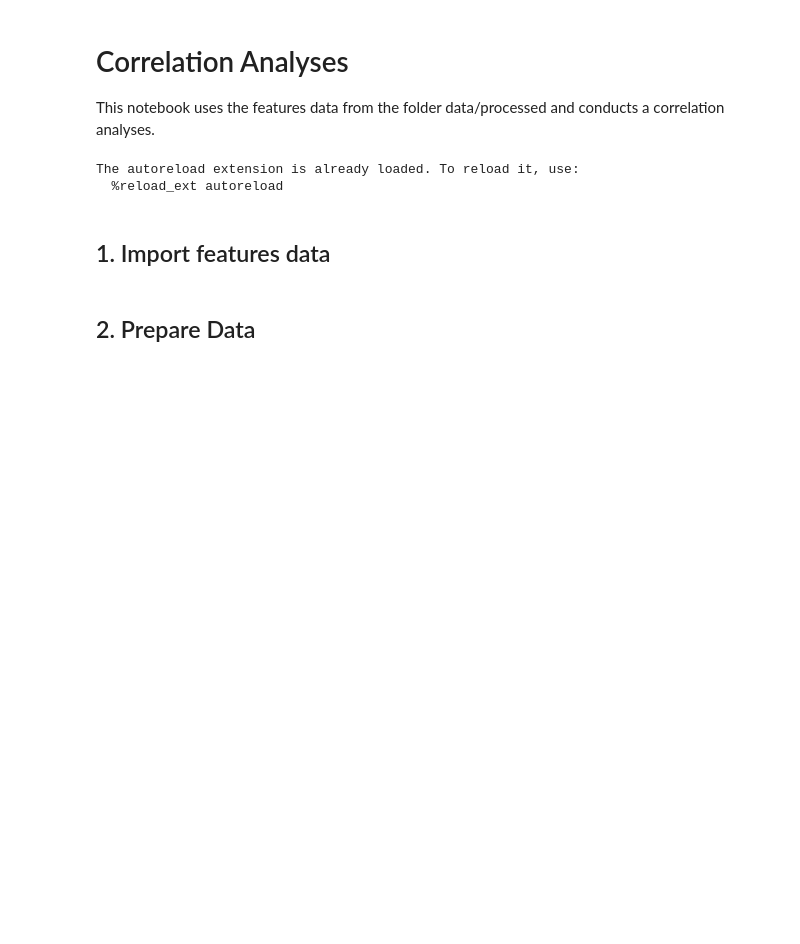
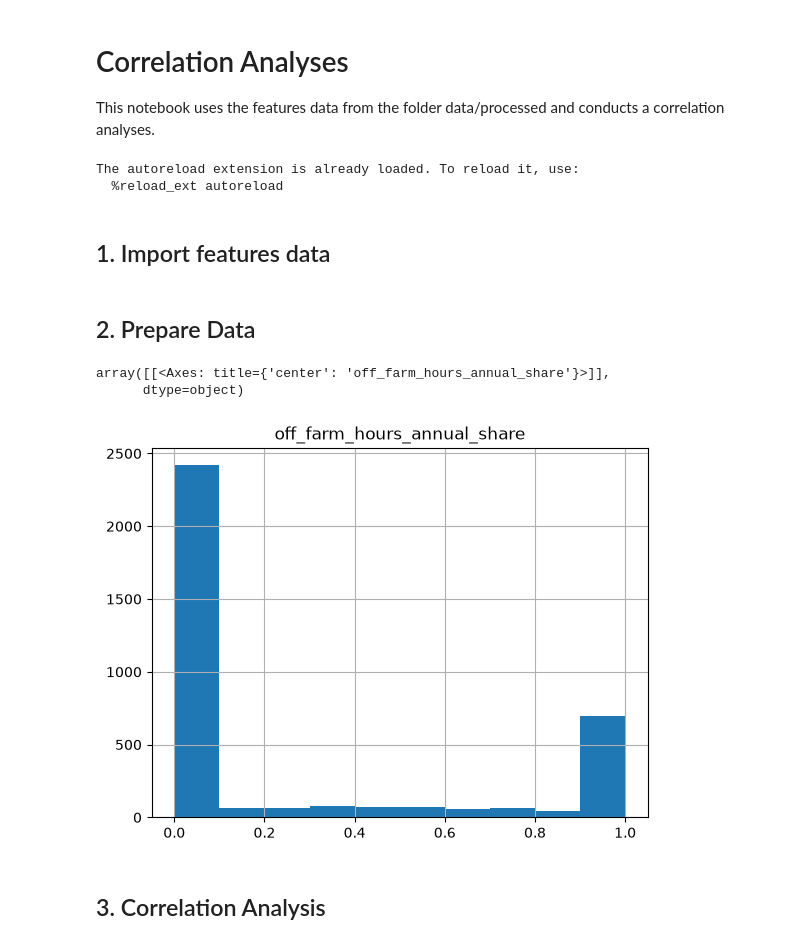
Before and after one commit to fra-c08-job-futures/c08-farming-exit, a Jupyter notebook: notebooks/88_correlation_analyses.ipynb, the cells around one changed output. Drawn from its saved outputs; the diff is of its cells as text; code cells hidden in the pictures; blank space fills up the shorter version.

Commit message:
correlation analysis

```diff
--- a/notebooks/88_correlation_analyses.ipynb
+++ b/notebooks/88_correlation_analyses.ipynb
@@ -31,21 +31,24 @@ The autoreload extension is already loaded. To reload it, use:
 df = pd.read_csv(config.PROCESSED_DATA_DIR / "features_data.csv")
 # %% [markdown]
 ## 2. Prepare Data
-# %%
-#checking the profit and cost-ratio data makes me drop information on lifestock income as there is a lot of negative profit!
-dropping = ['livestock_profit_last_12_months', 'livestock_cost_ratio']
-df = df.drop(columns=dropping)
-
-df['primary_activity_employed_work_share'] = df['primary_activity_self_employed_work_share'] + df['primary_activity_wage_employed_work_share']
 # %%
-target_cols =['empl_category',
-              'aspiration_continue_farming',
+target =[
+            #   'empl_category',
+            #   'aspiration_continue_farming',
               'off_farm_hours_annual_share',
-              'on_farm_hours_annual_share',
-              'off_farm_income_annual_share',
-              'on_farm_income_annual_share',
-              'primary_activity_farm_work_share'
-              'primary_activity_employed_work_share',]
+            #   'on_farm_hours_annual_share',
+            #   'off_farm_income_annual_share',
+            #   'on_farm_income_annual_share',
+            #   'primary_activity_farm_work_share'
+            #   'primary_activity_employed_work_share',
+              ]
 geo_cols = ['country', 'district', 'enumeration_area', 'region']
 identification_cols = ['personal_id',  'interview_key', 'members_id']
-df = df.dropna(subset=geo_cols + identification_cols)
+df = df.drop(columns=geo_cols + identification_cols)
+# %%
+df = df.dropna(subset=target)
+df[target].hist()
+# %% [output]
+array([[<Axes: title={'center': 'off_farm_hours_annual_share'}>]],
+      dtype=object)
+[figure, added]
@@ -51,0 +329,2 @@ df = df.dropna(subset=geo_cols + identification_cols)
+# %% [markdown]
+## 3. Correlation Analysis
```
Also changed, not shown: parts of 20 cells of this notebook.
